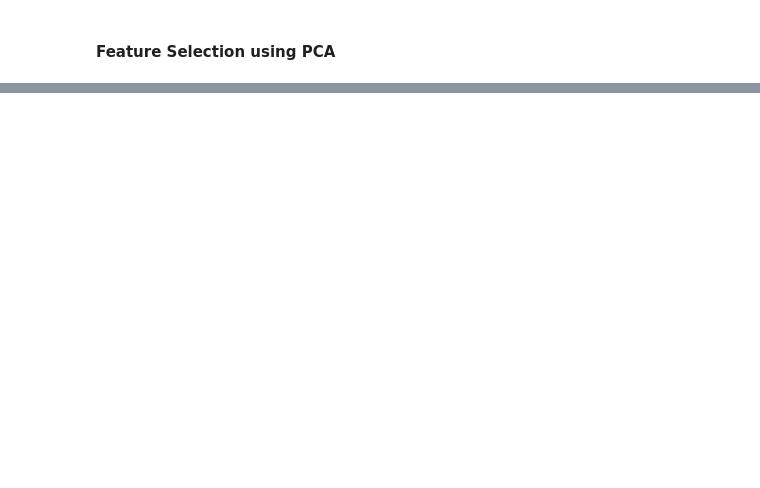
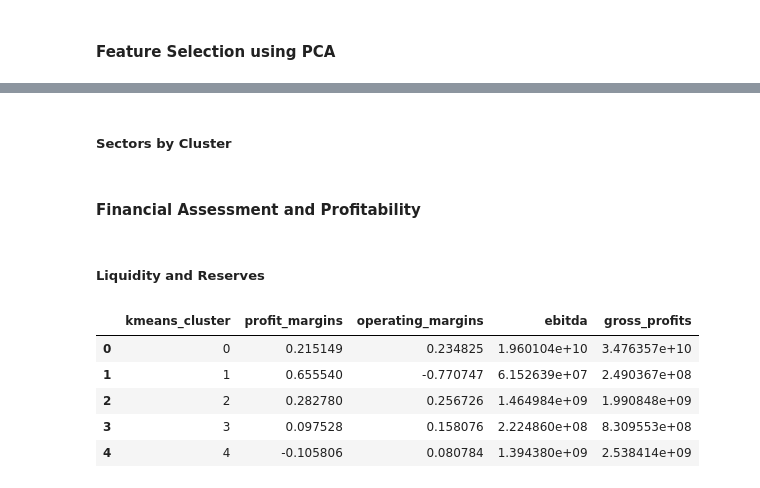
Before and after one commit to aalvesrpg/tcc-fia-trading-advisor, a Jupyter notebook: notebooks/models/00_companies_models.ipynb, the cells around one changed output, grey strips where cells are left out. Drawn from its saved outputs; the diff is of its cells as text; code cells hidden in the pictures; blank space fills up the shorter version.

```diff
--- a/notebooks/models/00_companies_models.ipynb
+++ b/notebooks/models/00_companies_models.ipynb
@@ -101 +130,3 @@ fig.show()
+# %%
+n_components = 4
 # %%
@@ -132,5 +177,5 @@ fig.show()
 # %%
-pca = PCA(n_components=5)
+pca = PCA(n_components)
 principal_components = pca.fit_transform(df_fundamentals_final.select_dtypes(include=['int', 'float64', 'number']))
 
 tsne = TSNE(n_components=2, metric='cosine')
@@ -142,8 +187,20 @@ clusters = kmeans.fit_predict(tsne_results)
 df_visualization = pd.DataFrame(tsne_results, columns=['TSNE1', 'TSNE2'])
 df_visualization['cluster'] = clusters
 
-fig = px.scatter(df_visualization, x='TSNE1', y='TSNE2', color='cluster', title='Visualization of Clusters with TSNE and Cosine Distance', color_continuous_scale=px.colors.qualitative.Vivid)
-fig.update_layout(template='plotly_dark', font=dict(color='white'))
+labels = kmeans.labels_
+centroids = kmeans.cluster_centers_
+
+fig = go.Figure()
+for i in range(5):
+    cluster_points = df_visualization[df_visualization['cluster'] == i]
+    fig.add_trace(go.Scatter(x=cluster_points['TSNE1'], y=cluster_points['TSNE2'], mode='markers', name=f'Cluster {i}', marker=dict(color=px.colors.qualitative.Vivid[i])))
+fig.add_trace(go.Scatter(x=centroids[:, 0], y=centroids[:, 1], mode='markers', marker=dict(size=10, color='white'), name='Centroides'))
+fig.update_layout(title='Visualization of Clusters with TSNE and Cosine Distance', template='plotly_dark', font=dict(color='white'))
+
+cohesion = calcular_coesao(tsne_results, clusters, centroids)
+separation = calcular_separacao(centroids)
+
+fig.add_annotation(x=max(tsne_results[:, 0]), y=max(tsne_results[:, 1]), text=f'Cohesion: {cohesion:.2f}, Separation: {separation:.2f}', showarrow=False, yshift=10)
 fig.show()
 # %%
 df_fundamentals_final['kmeans_cluster'] = clusters
@@ -157,0 +232,2 @@ Name: kmeans_cluster, dtype: int32
+# %% [markdown]
+##### Sectors by Cluster
@@ -157,0 +252,15 @@ Name: kmeans_cluster, dtype: int32
+# %% [markdown]
+#### Financial Assessment and Profitability
+# %% [markdown]
+##### Liquidity and Reserves
+# %%
+liquidity_reserves = df_fundamentals_final.groupby(['kmeans_cluster'])[['profit_margins', 'operating_margins', 'ebitda', 'gross_profits']].mean()
+liquidity_reserves = liquidity_reserves.reset_index()
+liquidity_reserves
+# %% [output]
+|  | kmeans_cluster | profit_margins | operating_margins | ebitda | gross_profits |
+| 0 | 0 | 0.215149 | 0.234825 | 1.960104e+10 | 3.476357e+10 |
+| 1 | 1 | 0.655540 | -0.770747 | 6.152639e+07 | 2.490367e+08 |
+| 2 | 2 | 0.282780 | 0.256726 | 1.464984e+09 | 1.990848e+09 |
+| 3 | 3 | 0.097528 | 0.158076 | 2.224860e+08 | 8.309553e+08 |
+| 4 | 4 | -0.105806 | 0.080784 | 1.394380e+09 | 2.538414e+09 |
```
Also changed, not shown: parts of 25 cells of this notebook.
